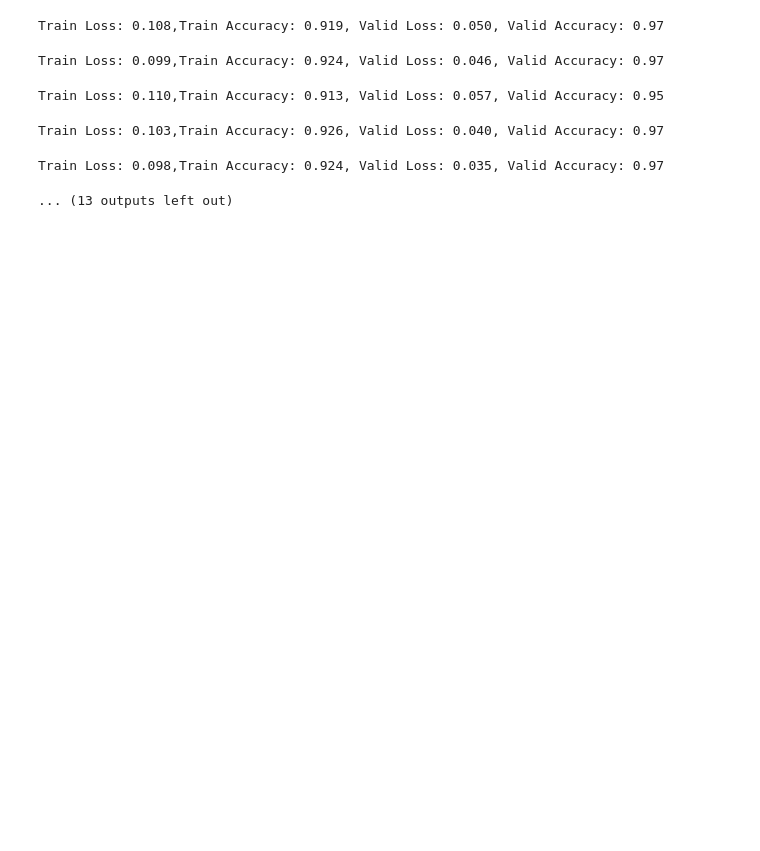
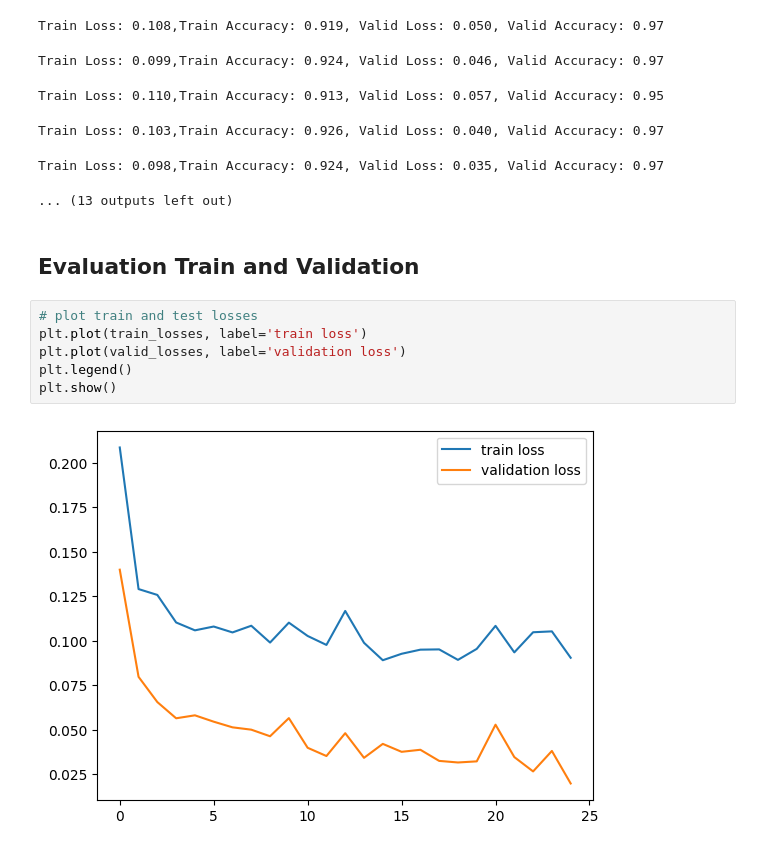
Before and after one commit to covryzne/tbc-detection-skripsi, a Jupyter notebook: tbc_detection_skripsi_netebook.ipynb, the cells around one changed output. Drawn from its saved outputs; the diff is of its cells as text; blank space fills up the shorter version.

Commit message:
feat: add training and validation loss and accuracy visualization

```diff
--- a/tbc_detection_skripsi_netebook.ipynb
+++ b/tbc_detection_skripsi_netebook.ipynb
@@ -740,3 +740,13 @@ Train Loss: 0.110,Train Accuracy: 0.913, Valid Loss: 0.057, Valid Accuracy: 0.95
 Train Loss: 0.103,Train Accuracy: 0.926, Valid Loss: 0.040, Valid Accuracy: 0.97
 Train Loss: 0.098,Train Accuracy: 0.924, Valid Loss: 0.035, Valid Accuracy: 0.97
 ... (13 outputs left out)
+# %% [markdown]
+## **Evaluation Train and Validation**
+# %%
+# plot train and test losses
+plt.plot(train_losses, label='train loss')
+plt.plot(valid_losses, label='validation loss')
+plt.legend()
+plt.show()
+# %% [output]
+[figure, added]
```
Also changed, not shown: parts of 2 cells of this notebook.
